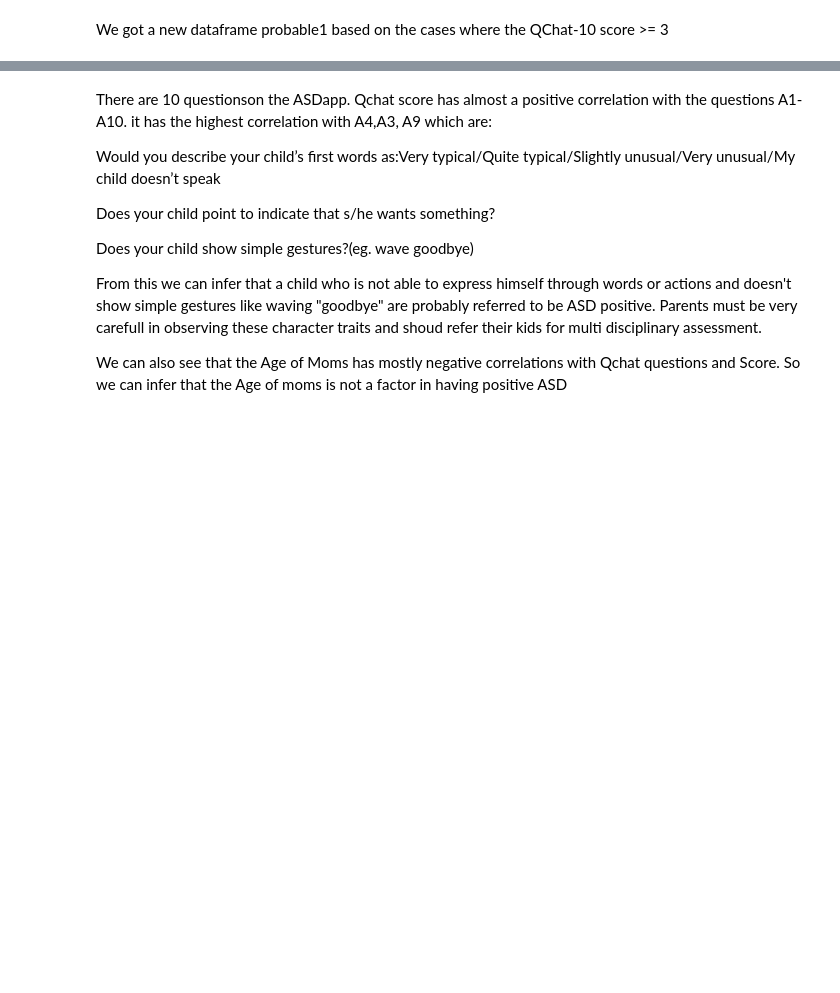
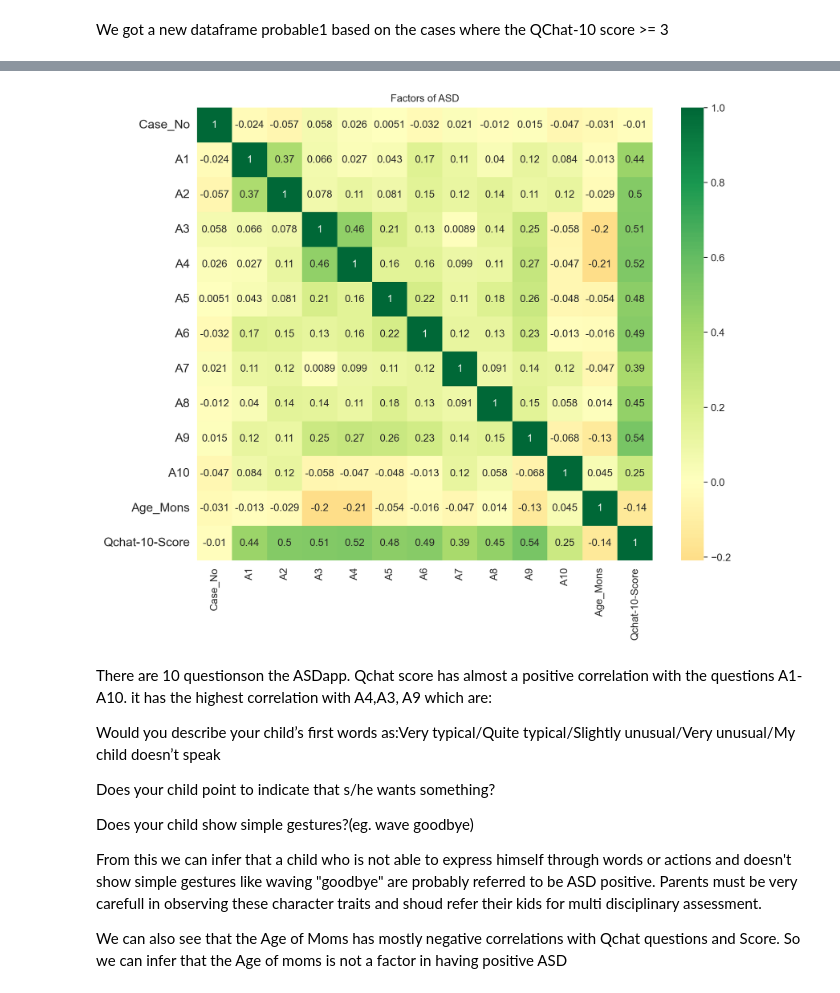
Before and after one commit to Payelban2022/A-study-on-autism, a Jupyter notebook: Autism study on toddlers.ipynb, the cells around one changed output, grey strips where cells are left out. Saved outputs shown, nothing was run; the diff lists cells and outputs as text; code cells hidden in the pictures; blank space fills up the shorter version.

```diff
--- a/Autism study on toddlers.ipynb
+++ b/Autism study on toddlers.ipynb
@@ -272,6 +272,20 @@ probable1_df.corr()
 | A10 | -0.046870 | 0.083659 | 0.116456 | -0.057809 | -0.047240 | -0.047776 | -0.013090 | 0.123210 | 0.058308 | -0.068448 | 1.000000 | ... |
 | Age_Mons | -0.031323 | -0.013192 | -0.028970 | -0.203504 | -0.209700 | -0.054399 | -0.015990 | -0.046941 | 0.014285 | -0.131236 | 0.044543 | ... |
 | Qchat-10-Score | -0.010237 | 0.437406 | 0.502733 | 0.513027 | 0.519342 | 0.482917 | 0.492053 | 0.387546 | 0.453444 | 0.540800 | 0.250454 | ... |
+# %%
+#create a heatmap showing the correlations between each of the columns
+
+plt.figure(figsize=(10,8), dpi= 240)
+sns.heatmap(probable1_df.corr(), xticklabels=probable1_df.corr().columns,
+            yticklabels=probable1_df.corr().columns, cmap='RdYlGn', center=0, annot=True)
+
+# Decorations
+plt.title('Factors of ASD', fontsize=10)
+plt.xticks(fontsize=10)
+plt.yticks(fontsize=12)
+plt.show()
+# %% [output]
+[figure, added]
 # %% [markdown]
 There are 10 questionson the ASDapp. Qchat score has almost a positive correlation with the questions A1- A10. it has the highest correlation with A4,A3, A9 which are:
 
```
